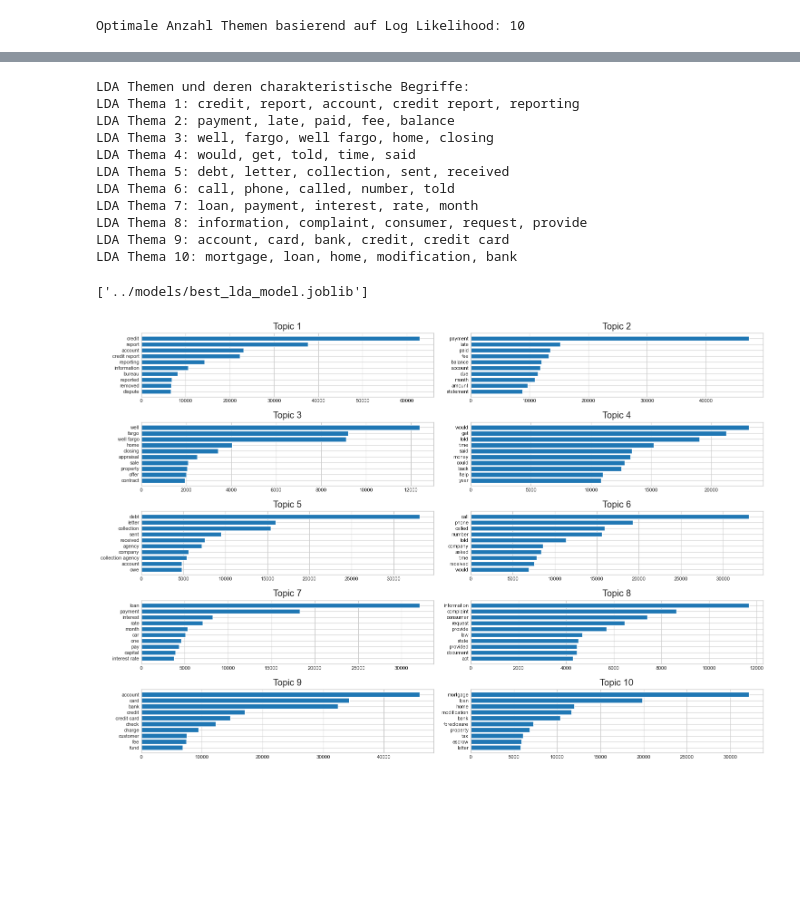
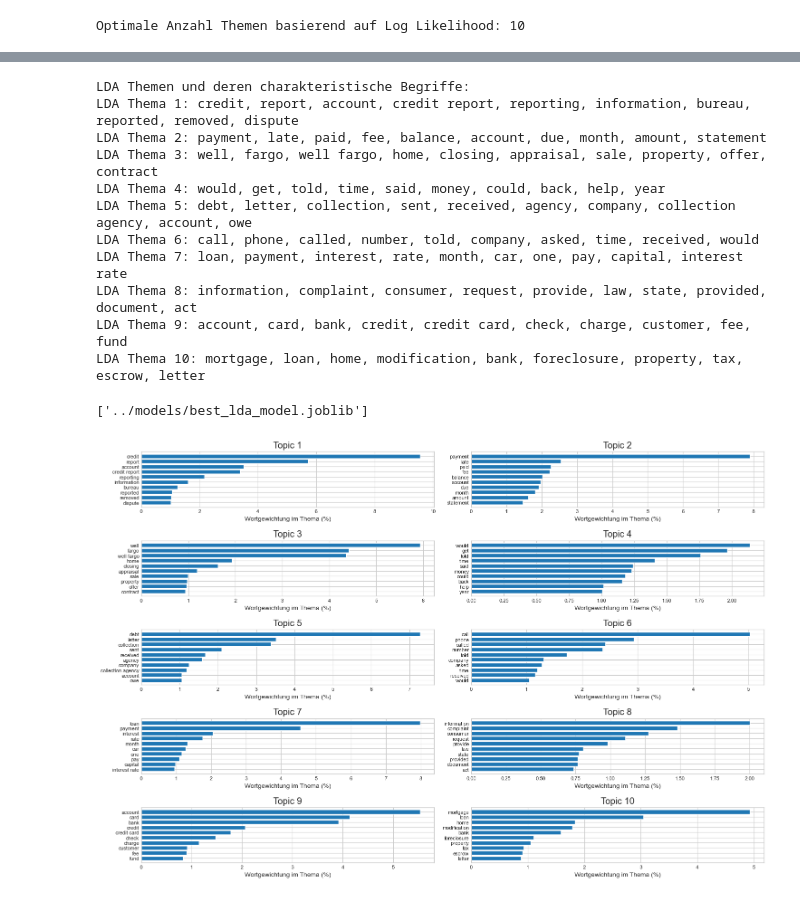
Before and after one commit to Para133791/NLP-Beschwerdeanalyse, a Jupyter notebook: notebooks/3. Themenextraktion.ipynb, the cells around one changed output, grey strips where cells are left out. Drawn from its saved outputs; the diff is of its cells as text; code cells hidden in the pictures; blank space fills up the shorter version.

```diff
--- a/notebooks/3. Themenextraktion.ipynb
+++ b/notebooks/3. Themenextraktion.ipynb
@@ -235,19 +232,19 @@ for i, topic in enumerate(best_lda_model.components_):  # Iteration über jedes
         for word, weight in zip(top_words, top_weights) # Liste der Wörter und deren Gewichtung
     ]
 
-    print(f"LDA Thema {i+1}: {', '.join(top_words[:5])}") # Ausgabe der ersten 5 Begriffe, kann geändert werden
+    print(f"LDA Thema {i+1}: {', '.join(top_words[:10])}") # Ausgabe der ersten 10 Begriffe, kann geändert werden
 # %% [output]
 LDA Themen und deren charakteristische Begriffe:
-LDA Thema 1: credit, report, account, credit report, reporting
-LDA Thema 2: payment, late, paid, fee, balance
-LDA Thema 3: well, fargo, well fargo, home, closing
-LDA Thema 4: would, get, told, time, said
-LDA Thema 5: debt, letter, collection, sent, received
-LDA Thema 6: call, phone, called, number, told
-LDA Thema 7: loan, payment, interest, rate, month
-LDA Thema 8: information, complaint, consumer, request, provide
-LDA Thema 9: account, card, bank, credit, credit card
-LDA Thema 10: mortgage, loan, home, modification, bank
+LDA Thema 1: credit, report, account, credit report, reporting, information, bureau, reported, removed, dispute
+LDA Thema 2: payment, late, paid, fee, balance, account, due, month, amount, statement
+LDA Thema 3: well, fargo, well fargo, home, closing, appraisal, sale, property, offer, contract
+LDA Thema 4: would, get, told, time, said, money, could, back, help, year
+LDA Thema 5: debt, letter, collection, sent, received, agency, company, collection agency, account, owe
+LDA Thema 6: call, phone, called, number, told, company, asked, time, received, would
+LDA Thema 7: loan, payment, interest, rate, month, car, one, pay, capital, interest rate
+LDA Thema 8: information, complaint, consumer, request, provide, law, state, provided, document, act
+LDA Thema 9: account, card, bank, credit, credit card, check, charge, customer, fee, fund
+LDA Thema 10: mortgage, loan, home, modification, bank, foreclosure, property, tax, escrow, letter
 # %%
 # LDA-Themen als JSON speichern
 with open('../results/lda_topics.json', 'w') as f:
@@ -260,17 +257,19 @@ joblib.dump(best_lda_model, '../models/best_lda_model.joblib')
 # %%
 plt.figure(figsize=(15, 10))
 for topic_idx, topic in enumerate(best_lda_model.components_):
     top_features_ind = topic.argsort()[:-10 - 1:-1]
     top_features = [feature_names[i] for i in top_features_ind]
-    weights = topic[top_features_ind]
 
-    ax = plt.subplot(int(np.ceil(optimal_num_topics/2)), 2, topic_idx + 1)
+    # <<< HIER: Gewichtungen in Prozent umrechnen >>>
+    weights = topic[top_features_ind] / topic.sum() * 100
+
+    ax = plt.subplot(int(np.ceil(optimal_num_topics / 2)), 2, topic_idx + 1)
     ax.barh(top_features, weights)
     ax.set_title(f'Topic {topic_idx + 1}')
     ax.invert_yaxis()
     ax.tick_params(axis='both', which='major', labelsize=8)
+    ax.set_xlabel('Wortgewichtung im Thema (%)', fontsize=10)
 
 plt.tight_layout()
-plt.savefig('../results/lda_topics_barplot.png', dpi=300, bbox_inches='tight')
 # %% [output]
-[figure, old version]
+[figure, new version]
```
Also changed, not shown: parts of 8 cells of this notebook, 9 other files.
